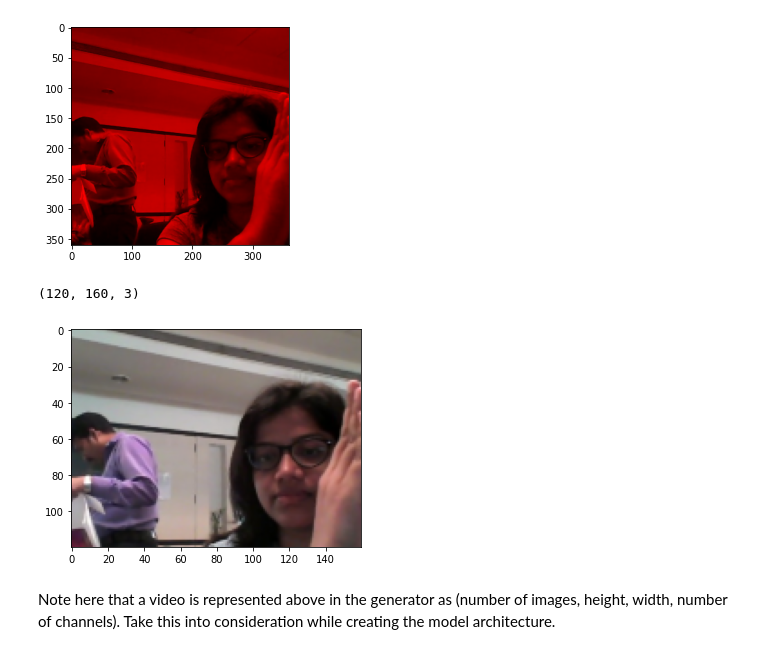
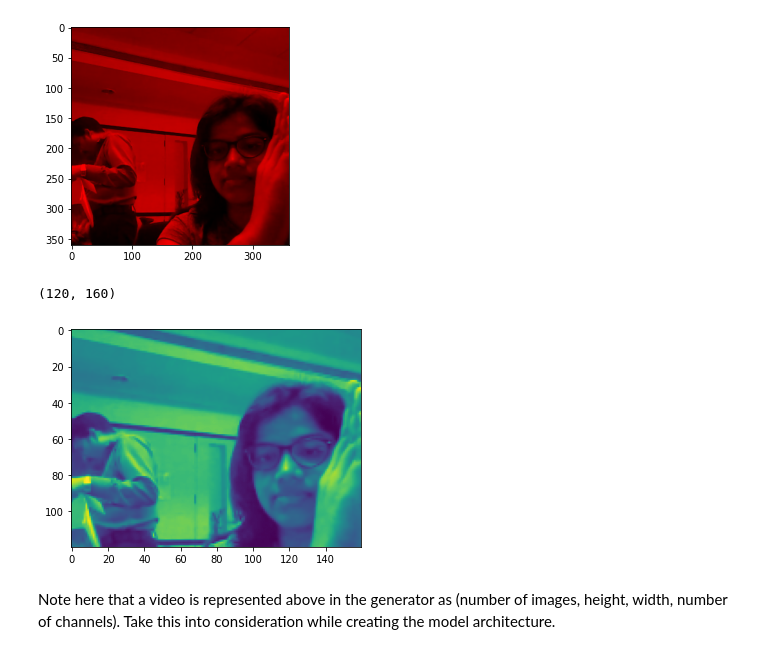
Before and after one commit to PreethaJoy/GestureRecognition, a Jupyter notebook: Gesture_Recognition_Code.ipynb, the cells around one changed output. Cells and saved outputs as stored; diff of their text form; code cells hidden in the pictures.

```diff
--- a/Gesture_Recognition_Code.ipynb
+++ b/Gesture_Recognition_Code.ipynb
@@ -83,18 +79,19 @@ print(image.shape)
 # %%
 from skimage.transform import resize
 if image.shape[0] > 160 and image.shape[1] > 160:
   img_resized = resize(image, (160, 160))
   h, w, _ = img_resized.shape
   img_cropped = img_resized[int(h/2)-60:int(h/2)+60, :, :]
 else:
   img_cropped = image
-  #h, w, _ = img_resized.shape
-  #img_cropped = img_resized[:, int(w/2)-60:int(w/2)+60, : ]
-plt.imshow(img_cropped)
-print(img_cropped.shape)
+
+batch_data = np.zeros((160,120,3))
+batch_data = (img_cropped[:,:,0] - np.percentile(img_cropped[:,:,0],5))/ (np.percentile(img_cropped[:,:,0],95) - np.percentile(img_cropped[:,:,0],5))
+plt.imshow(batch_data)
+print(batch_data.shape)
 # %% [output]
-(120, 160, 3)
+(120, 160)
-[figure, old version]
+[figure, new version]
 # %%
 import matplotlib.pyplot as plt
 from matplotlib.pyplot import imread
```
Also changed, not shown: parts of 6 cells of this notebook.
